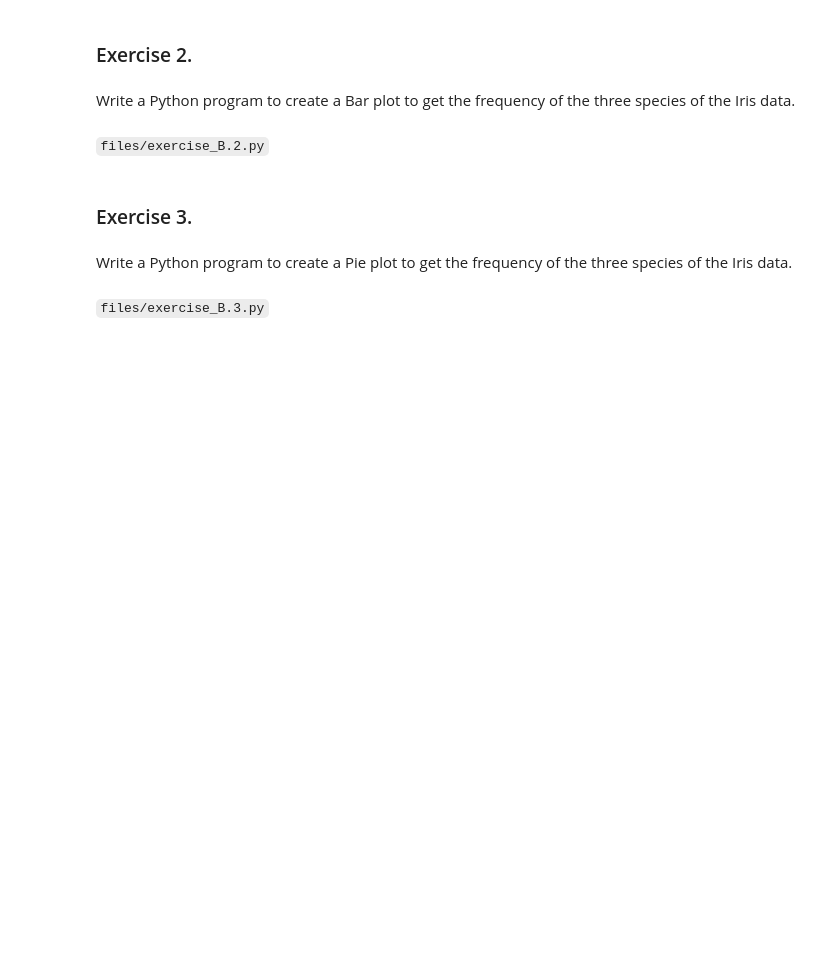
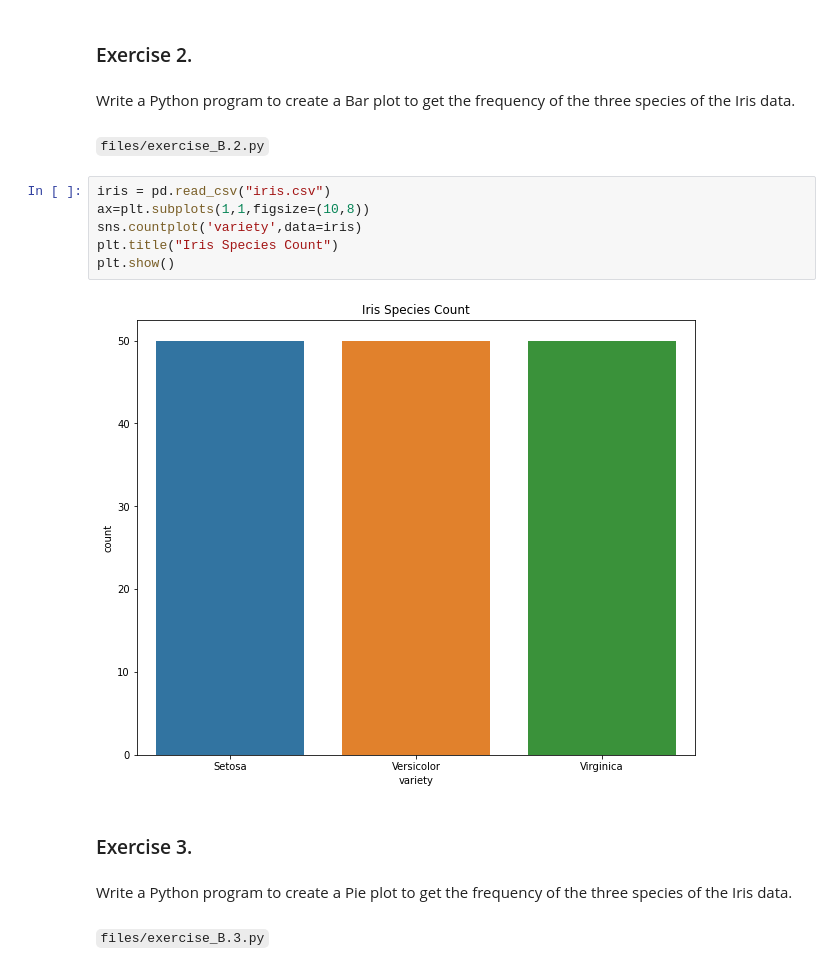
Before and after one commit to dbenitoe/tts-ds-fundamentals-course, a Jupyter notebook: datascience/python/12_mod_scikitlearn/05-Exercises.ipynb, the cells around one changed output. Drawn from its saved outputs; the diff is of its cells as text; blank space fills up the shorter version.

````diff
--- a/datascience/python/12_mod_scikitlearn/05-Exercises.ipynb
+++ b/datascience/python/12_mod_scikitlearn/05-Exercises.ipynb
@@ -99,6 +238,14 @@ Write a Python program to create a plot to get a general Statistics of Iris data
 Write a Python program to create a Bar plot to get the frequency of the three species of the Iris data.
 # %% [markdown]
 ```files/exercise_B.2.py```
+# %%
+iris = pd.read_csv("iris.csv")
+ax=plt.subplots(1,1,figsize=(10,8))
+sns.countplot('variety',data=iris)
+plt.title("Iris Species Count")
+plt.show()
+# %% [output]
+[figure, added]
 # %% [markdown]
 ### Exercise 3.
 # %% [markdown]
````
Also changed, not shown: parts of 38 cells of this notebook, 3 other files.
